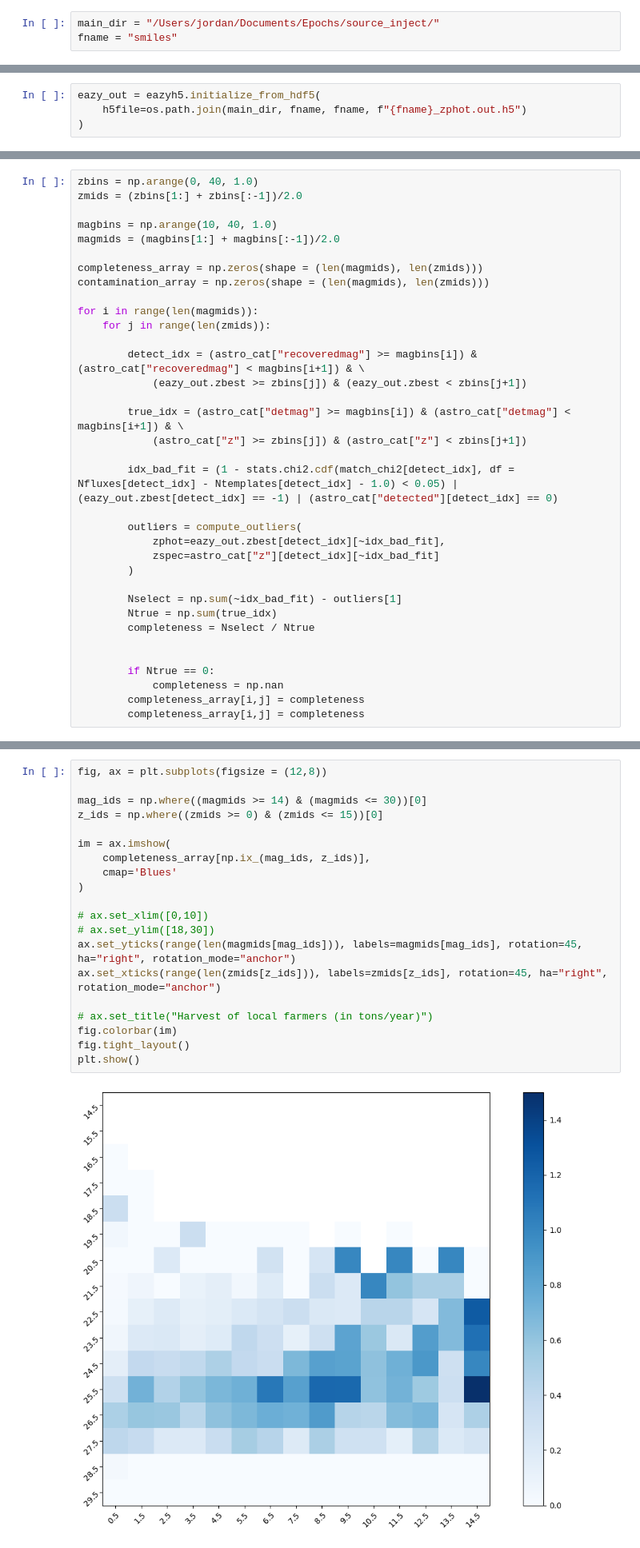
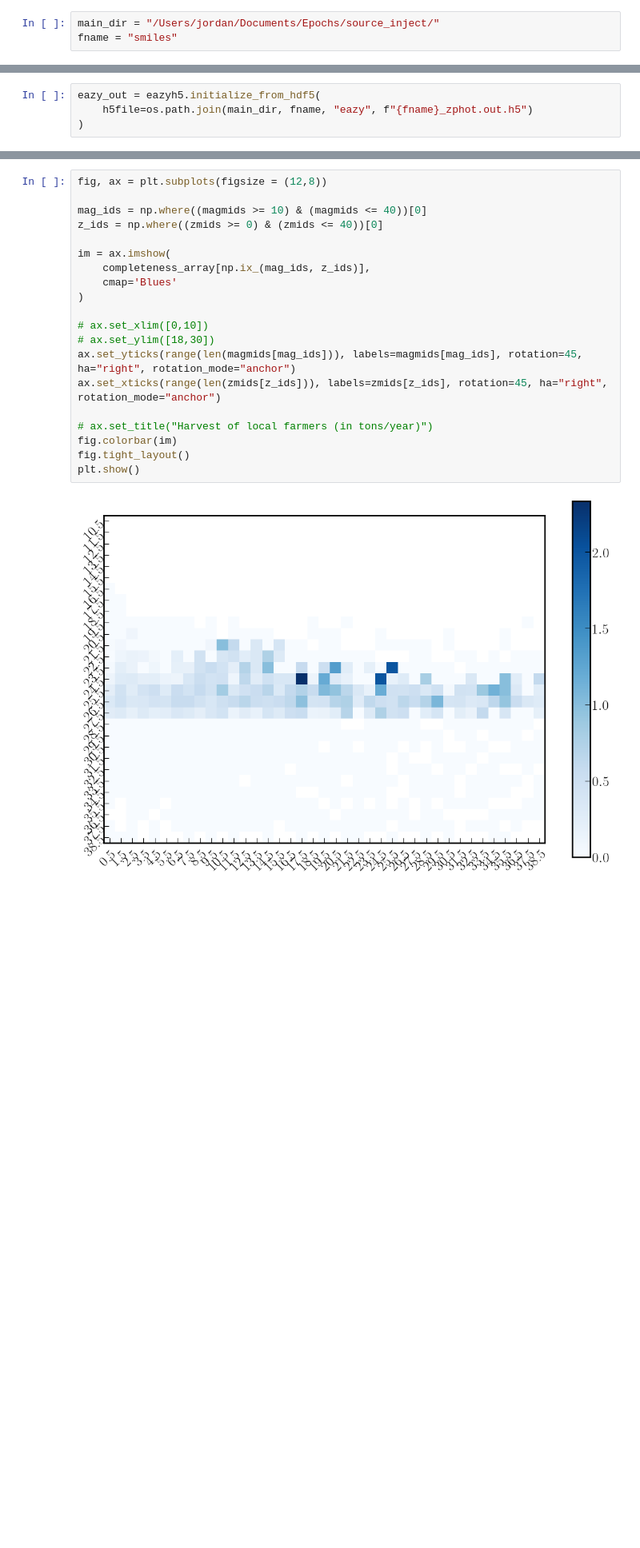
Before and after one commit to JordanDSilva/miri-manchester, a Jupyter notebook: scripts/completeness/completeness_analysis.ipynb, the cells around one changed output, grey strips where cells are left out. Shown at 80% size. Drawn from its saved outputs; the diff is of its cells as text; blank space fills up the shorter version.

```diff
--- a/scripts/completeness/completeness_analysis.ipynb
+++ b/scripts/completeness/completeness_analysis.ipynb
@@ -32,7 +36,7 @@ pro_recovered_segstats = pd.read_csv(
 )
 # %%
 eazy_out = eazyh5.initialize_from_hdf5(
-    h5file=os.path.join(main_dir, fname, fname, f"{fname}_zphot.out.h5")
+    h5file=os.path.join(main_dir, fname, "eazy", f"{fname}_zphot.out.h5")
 )
 # %% [output]
 set param: ADD_CGM y
@@ -280,35 +209,0 @@ plt.hexbin(
-# %%
-zbins = np.arange(0, 40, 1.0)
-zmids = (zbins[1:] + zbins[:-1])/2.0
-
-magbins = np.arange(10, 40, 1.0)
-magmids = (magbins[1:] + magbins[:-1])/2.0
-
-completeness_array = np.zeros(shape = (len(magmids), len(zmids)))
-contamination_array = np.zeros(shape = (len(magmids), len(zmids)))
-
-for i in range(len(magmids)):
-    for j in range(len(zmids)):
-
-        detect_idx = (astro_cat["recoveredmag"] >= magbins[i]) & (astro_cat["recoveredmag"] < magbins[i+1]) & \
-            (eazy_out.zbest >= zbins[j]) & (eazy_out.zbest < zbins[j+1])
-
-        true_idx = (astro_cat["detmag"] >= magbins[i]) & (astro_cat["detmag"] < magbins[i+1]) & \
-            (astro_cat["z"] >= zbins[j]) & (astro_cat["z"] < zbins[j+1])
-
-        idx_bad_fit = (1 - stats.chi2.cdf(match_chi2[detect_idx], df = Nfluxes[detect_idx] - Ntemplates[detect_idx] - 1.0) < 0.05) | (eazy_out.zbest[detect_idx] == -1) | (astro_cat["detected"][detect_idx] == 0)
-
-        outliers = compute_outliers(
-            zphot=eazy_out.zbest[detect_idx][~idx_bad_fit],
-            zspec=astro_cat["z"][detect_idx][~idx_bad_fit]
-        )
-
-        Nselect = np.sum(~idx_bad_fit) - outliers[1]
-        Ntrue = np.sum(true_idx)
-        completeness = Nselect / Ntrue
-
-
-        if Ntrue == 0:
-            completeness = np.nan
-        completeness_array[i,j] = completeness
-        completeness_array[i,j] = completeness
@@ -319,22 +210,22 @@ completeness_array.shape
 # %%
 fig, ax = plt.subplots(figsize = (12,8))
 
-mag_ids = np.where((magmids >= 14) & (magmids <= 30))[0]
-z_ids = np.where((zmids >= 0) & (zmids <= 15))[0]
+mag_ids = np.where((magmids >= 10) & (magmids <= 40))[0]
+z_ids = np.where((zmids >= 0) & (zmids <= 40))[0]
 
 im = ax.imshow(
     completeness_array[np.ix_(mag_ids, z_ids)],
     cmap='Blues'
 )
 
 # ax.set_xlim([0,10])
 # ax.set_ylim([18,30])
 ax.set_yticks(range(len(magmids[mag_ids])), labels=magmids[mag_ids], rotation=45, ha="right", rotation_mode="anchor")
 ax.set_xticks(range(len(zmids[z_ids])), labels=zmids[z_ids], rotation=45, ha="right", rotation_mode="anchor")
 
 # ax.set_title("Harvest of local farmers (in tons/year)")
 fig.colorbar(im)
 fig.tight_layout()
 plt.show()
 # %% [output]
-[figure, old version]
+[figure, new version]
```
Also changed, not shown: parts of 16 cells of this notebook, 47 other files.
